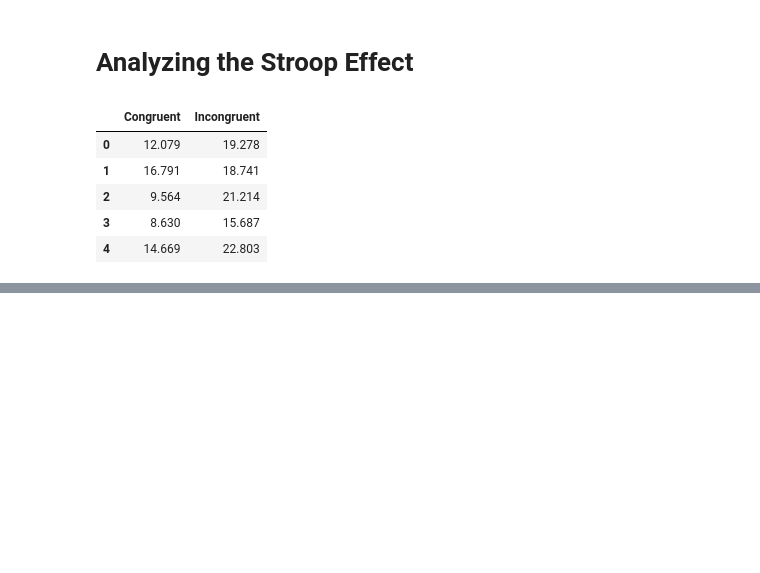
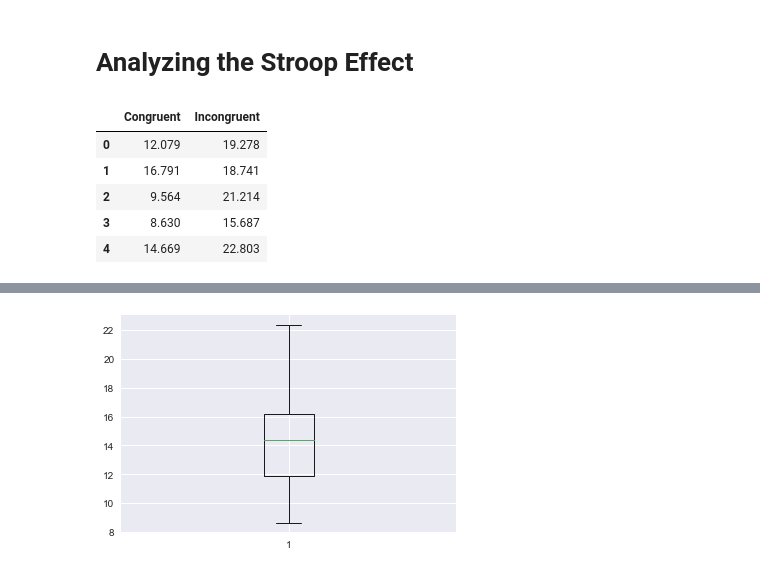
Before and after one commit to rohit-yadav/test-a-perceptual-phenomenon, a Jupyter notebook: test-a-perceptual-phenomenon.ipynb, the cells around one changed output, grey strips where cells are left out. Cells and saved outputs as stored; diff of their text form; code cells hidden in the pictures; blank space fills up the shorter version.

```diff
--- a/test-a-perceptual-phenomenon.ipynb
+++ b/test-a-perceptual-phenomenon.ipynb
@@ -24,0 +63,5 @@ df.describe
+# %%
+plt.boxplot(df['Congruent'])
+plt.show()
+# %% [output]
+[figure, added]
```
Also changed, not shown: parts of 7 cells of this notebook, 2 other files.
